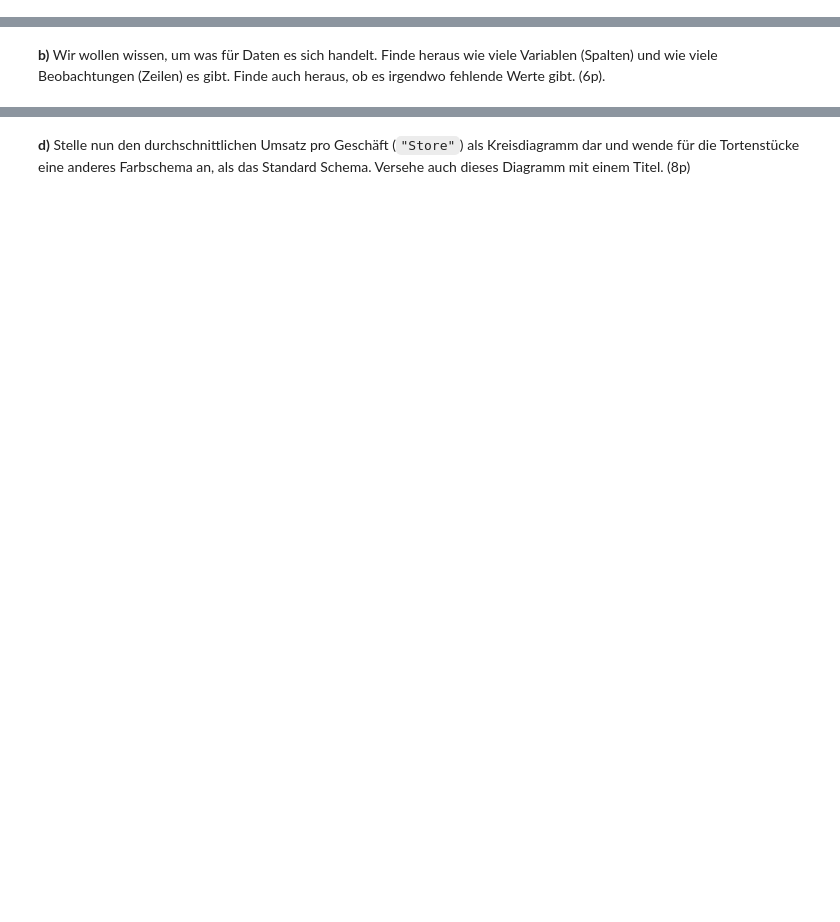
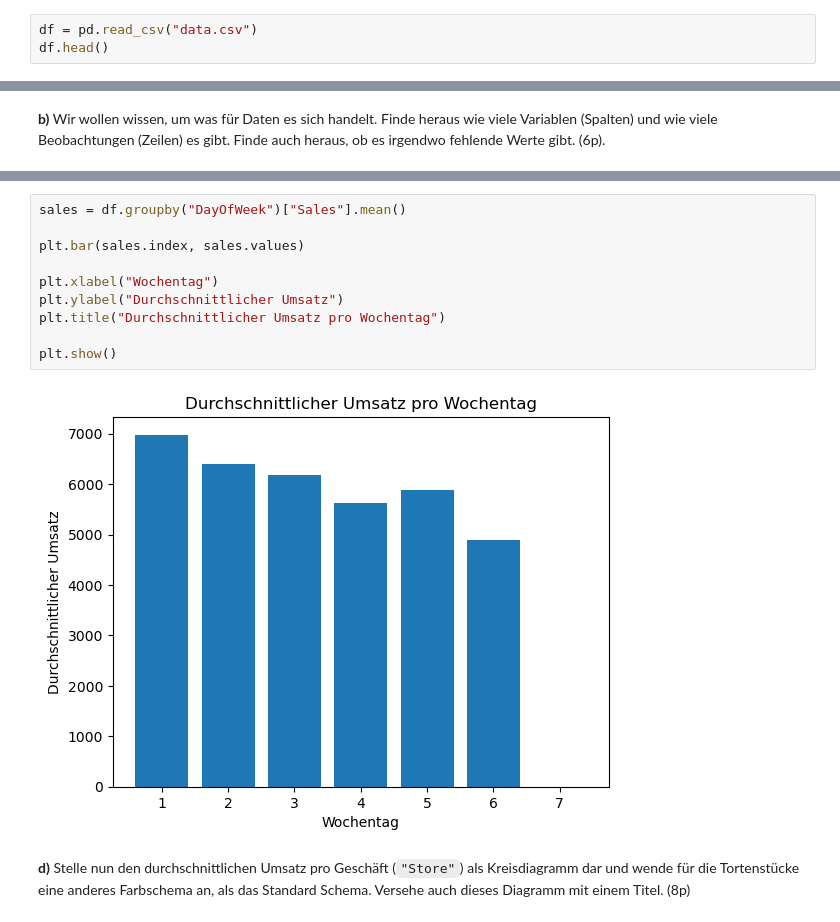
Before and after one commit to olgaweissbeck/20230802_2.2_Lernkontrolle_Diagramme_bis_Git, a Jupyter notebook: 20230802_2.2_Lernkontrolle_Diagramme_bis_GIT.ipynb, the cells around one changed output, grey strips where cells are left out. Saved outputs shown, nothing was run; the diff lists cells and outputs as text; blank space fills up the shorter version.

Commit message:
Zeilen und Spalten gezählt, fehlende werte geprüft. Diagramme erstellt. Mst. Rechner Code.

```diff
--- a/20230802_2.2_Lernkontrolle_Diagramme_bis_GIT.ipynb
+++ b/20230802_2.2_Lernkontrolle_Diagramme_bis_GIT.ipynb
@@ -15,3 +21,6 @@ Füge hier den Link zu deinem Github Repository ein, in welchem deine Lösung hi
 # Aufgabe 2 - Pandas und Diagramme
 
 **a)** Lade den im Github Repository bereitgestellten Datensatz `"data.csv"` in ein DataFrame. Wenn du das Repository geklont hast und diesen Ordner in VSCode geöffnet hast, sollte der Datensatz bereits im Arbeitsverzeichnis liegen. Lass dir die ersten 5 Zeilen des DataFrames ausgeben. (2p)
+# %%
+df = pd.read_csv("data.csv")
+df.head()
@@ -23,5 +58,17 @@ Füge hier den Link zu deinem Github Repository ein, in welchem deine Lösung hi
 Beispiel: (Muss nicht exakt gleich aussehen)
 
 ![image.png](attachment:image.png)
+# %%
+sales = df.groupby("DayOfWeek")["Sales"].mean()
+
+plt.bar(sales.index, sales.values)
+
+plt.xlabel("Wochentag")
+plt.ylabel("Durchschnittlicher Umsatz")
+plt.title("Durchschnittlicher Umsatz pro Wochentag")
+
+plt.show()
+# %% [output]
+[figure, added]
 # %% [markdown]
 **d)** Stelle nun den durchschnittlichen Umsatz pro Geschäft (`"Store"`) als Kreisdiagramm dar und wende für die Tortenstücke eine anderes Farbschema an, als das Standard Schema. Versehe auch dieses Diagramm mit einem Titel. (8p)
```
Also changed, not shown: parts of 8 cells of this notebook.
